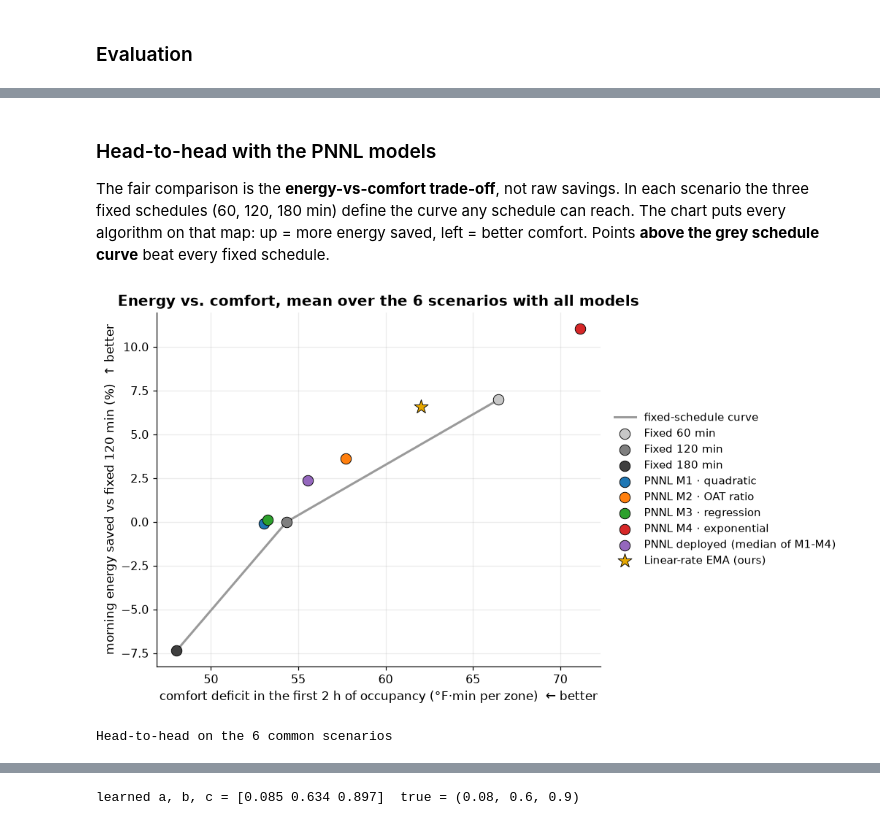
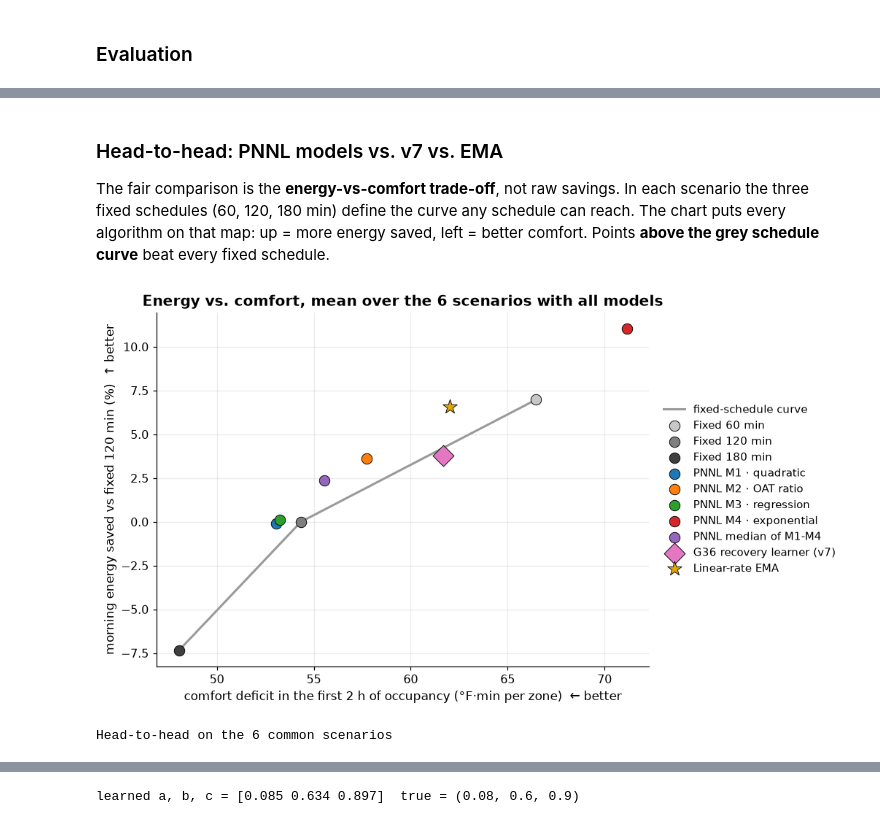
Before and after one commit to bbartling/hvac-optimal-start-math-playground, a Jupyter notebook: optimal_start_stop_tutorial.ipynb, the cells around one changed output, grey strips where cells are left out. Cells and saved outputs as stored; diff of their text form; code cells hidden in the pictures.

```diff
--- a/optimal_start_stop_tutorial.ipynb
+++ b/optimal_start_stop_tutorial.ipynb
@@ -80,21 +88,20 @@ NAMES = {
     "fixed_60": "Fixed 60 min", "fixed_120": "Fixed 120 min", "fixed_180": "Fixed 180 min",
     "pnnl_m1_quadratic": "PNNL M1 · quadratic", "pnnl_m2_oat_ratio": "PNNL M2 · OAT ratio",
     "pnnl_m3_regression": "PNNL M3 · regression", "pnnl_m4_exponential": "PNNL M4 · exponential",
-    "pnnl_deployed_median_split": "PNNL deployed (median of M1-M4)",
-    "m0_linear_ema": "Linear-rate EMA (ours)",
-    "v6": "G36 learned rate (NeurIPS v6)", "v7": "G36 recovery learner (NeurIPS v7)",
-    "sac_trim": "SAC reinforcement learning", "robust_rls": "Robust RLS", "robust_rls_fb": "Robust RLS + feedback",
-    "repo_m5_sgd": "SGD regression", "vavrl_static": "Static rate + 15 min",
+    "pnnl_deployed_median_split": "PNNL median of M1-M4",
+    "v7": "G36 recovery learner (v7)", "m0_linear_ema": "Linear-rate EMA",
 }
 COLORS = {
     "fixed_60": "#c7c7c7", "fixed_120": "#7f7f7f", "fixed_180": "#3f3f3f",
     "pnnl_m1_quadratic": "#1f77b4", "pnnl_m2_oat_ratio": "#ff7f0e", "pnnl_m3_regression": "#2ca02c",
-    "pnnl_m4_exponential": "#d62728", "pnnl_deployed_median_split": "#9467bd", "m0_linear_ema": "#e6a700",
-    "v6": "#8c564b", "v7": "#e377c2", "sac_trim": "#17becf", "robust_rls": "#bcbd22", "robust_rls_fb": "#98df8a",
-    "repo_m5_sgd": "#aec7e8", "vavrl_static": "#c49c94",
+    "pnnl_m4_exponential": "#d62728", "pnnl_deployed_median_split": "#9467bd",
+    "v7": "#e377c2", "m0_linear_ema": "#e6a700",
 }
+CONTENDERS = ["pnnl_m1_quadratic", "pnnl_m2_oat_ratio", "pnnl_m3_regression", "pnnl_m4_exponential",
+              "pnnl_deployed_median_split", "v7", "m0_linear_ema"]
+KEEP = ["fixed_60", "fixed_120", "fixed_180"] + CONTENDERS   # fixed schedules are the reference line only
 STOP_NAMES = {"no_early_stop": "No early stop", "first_order_coast": "First-order coast (ours)",
-              "vavrl_const_drift": "Constant drift 0.35 °F/h", "v6": "G36 recovery-rate proxy"}
+              "vavrl_const_drift": "Constant drift 0.35 °F/h", "v6": "G36 stop (v6/v7 controller)"}
 STOP_COLORS = {"no_early_stop": "#7f7f7f", "first_order_coast": "#e6a700", "vavrl_const_drift": "#1f77b4", "v6": "#8c564b"}
 K2F = 1.8  # 1 K of temperature difference = 1.8 °F
 # %% [markdown]
@@ -158,8 +166,9 @@ RUN = load("runs.csv")                 # one row per simulation
 SA, SD = load("stop_ahu_days.csv.gz"), load("stop_days.csv.gz")   # dedicated optimal-stop experiment
 EV, TR = load("recovery_events.csv.gz"), load("recovery_traces.csv.gz")  # recorded recoveries for model fitting
 EX  = load("example_morning.csv")
+A, D, RUN = (t[t.start.isin(KEEP)].reset_index(drop=True) for t in (A, D, RUN))
 for c in ["unmet", "unmet_people"]:
     A[c] = A[c] * K2F                  # K·min -> °F·min
-print(f"{RUN.shape[0]} simulations | {A.scenario.nunique()} scenarios | {A.scenario.str[:2].nunique()} buildings | "
+print(f"{RUN.shape[0]} simulations of these algorithms | {A.scenario.nunique()} scenarios | {A.scenario.str[:2].nunique()} buildings | "
       f"{A.city.nunique()} climates | {len(A):,} scored AHU-mornings | {EV.shape[0]:,} recorded recoveries")
 # %% [output]
@@ -677,5 +765,5 @@ Linear-rate EMA (ours) vs. a fixed 120-min start, by climate (closed loop)
 # %% [markdown]
-### Head-to-head with the PNNL models
+### Head-to-head: PNNL models vs. v7 vs. EMA
 
 The fair comparison is the **energy-vs-comfort trade-off**, not raw savings. In each scenario the three fixed schedules
 (60, 120, 180 min) define the curve any schedule can reach. The chart puts every algorithm on that map: up = more energy
@@ -683,44 +771,47 @@ saved, left = better comfort. Points **above the grey schedule curve** beat ever
 # %%
 # Per-scenario table used by the leaderboard as well.
 P = score(["scenario", "start"]).reset_index()
+_S = RUN.pivot_table(index="scenario", columns="start", values="score")
+P["comp"] = [100 * (_S.loc[r.scenario, r.start] / _S.loc[r.scenario, "fixed_120"] - 1) for r in P.itertuples()]
 
 def beyond_schedule(g):
     """Energy % saved beyond the fixed-schedule curve at equal comfort, per scenario."""
     anc = g[g.start.isin(["fixed_60", "fixed_120", "fixed_180"])].sort_values("unmet")
     if len(anc) < 2: return pd.Series(np.nan, index=g.index)
     u, e = anc.unmet.to_numpy(), anc.saved_pct.to_numpy()
     def sched(x):
         i = 0 if x <= u[0] else (len(u) - 2 if x >= u[-1] else int(np.searchsorted(u, x) - 1))
         return e[i] + (e[i + 1] - e[i]) * (x - u[i]) / (u[i + 1] - u[i])
     return g.saved_pct - g.unmet.map(sched)
 
 P["beyond"] = P.groupby("scenario", group_keys=False).apply(beyond_schedule)
 P["regret"] = P.reward_gain - P.groupby("scenario").reward_gain.transform("max")
 
 # Trade-off map on the 6 scenarios where every PNNL model and all three schedules were run.
 common = P[P.start == "pnnl_m1_quadratic"].scenario
 sub = P[P.scenario.isin(common)]
 M = sub.groupby("start")[["unmet", "saved_pct"]].mean()
 fig, ax = plt.subplots(figsize=(9.5, 5.4))
 sch = M.loc[["fixed_180", "fixed_120", "fixed_60"]]
 ax.plot(sch.unmet, sch.saved_pct, "-", color="#9a9a9a", lw=2, zorder=1, label="fixed-schedule curve")
 for k in ["fixed_60", "fixed_120", "fixed_180", "pnnl_m1_quadratic", "pnnl_m2_oat_ratio", "pnnl_m3_regression",
-          "pnnl_m4_exponential", "pnnl_deployed_median_split", "m0_linear_ema"]:
+          "pnnl_m4_exponential", "pnnl_deployed_median_split", "v7", "m0_linear_ema"]:
     x, y = M.loc[k]
-    ax.scatter(x, y, s=170 if k == "m0_linear_ema" else 90, color=COLORS[k], edgecolor="k", lw=0.6, zorder=3,
-               marker="*" if k == "m0_linear_ema" else "o", label=NAMES[k])
+    big = k in ("m0_linear_ema", "v7")
+    ax.scatter(x, y, s=180 if big else 90, color=COLORS[k], edgecolor="k", lw=0.6, zorder=3,
+               marker=("*" if k == "m0_linear_ema" else "D") if big else "o", label=NAMES[k])
 ax.set_xlabel("comfort deficit in the first 2 h of occupancy (°F·min per zone)  ← better")
 ax.set_ylabel("morning energy saved vs fixed 120 min (%)  ↑ better")
 ax.set_title(f"Energy vs. comfort, mean over the {len(common)} scenarios with all models")
 ax.legend(loc="center left", bbox_to_anchor=(1.01, 0.5)); plt.tight_layout(); plt.show()
 
-H = sub.groupby("start").agg(beyond=("beyond", "mean"), worst=("beyond", "min"), regret=("regret", "mean"),
-                             late=("late_pct", "mean"), unmet=("unmet", "mean"))
-H = H.loc[["m0_linear_ema", "pnnl_m1_quadratic", "pnnl_m2_oat_ratio", "pnnl_m3_regression", "pnnl_m4_exponential",
-           "pnnl_deployed_median_split", "fixed_120"]]
-display(H.rename(index=NAMES, columns={"beyond": "savings beyond schedule % (mean)", "worst": "… worst scenario",
+H = sub.groupby("start").agg(comp=("comp", "mean"), beyond=("beyond", "mean"), worst=("beyond", "min"),
+                             regret=("regret", "mean"), late=("late_pct", "mean"), unmet=("unmet", "mean"))
+H = H.loc[CONTENDERS + ["fixed_120"]]
+display(H.rename(index=NAMES, columns={"comp": "competition score vs fixed 120 % (lower = better)",
+        "beyond": "savings beyond schedule % (mean)", "worst": "… worst scenario",
         "regret": "reward regret (mean)", "late": "late % (1 °F tol.)", "unmet": "unmet (°F·min/zone)"})
         .pipe(lambda t: t.style.format(F(t, "{:.2f}"))).set_caption(f"Head-to-head on the {len(common)} common scenarios"))
 # %% [output]
-[figure, old version]
+[figure, new version]
 Head-to-head on the 6 common scenarios
```
Also changed, not shown: parts of 37 cells of this notebook, 1 other file.
